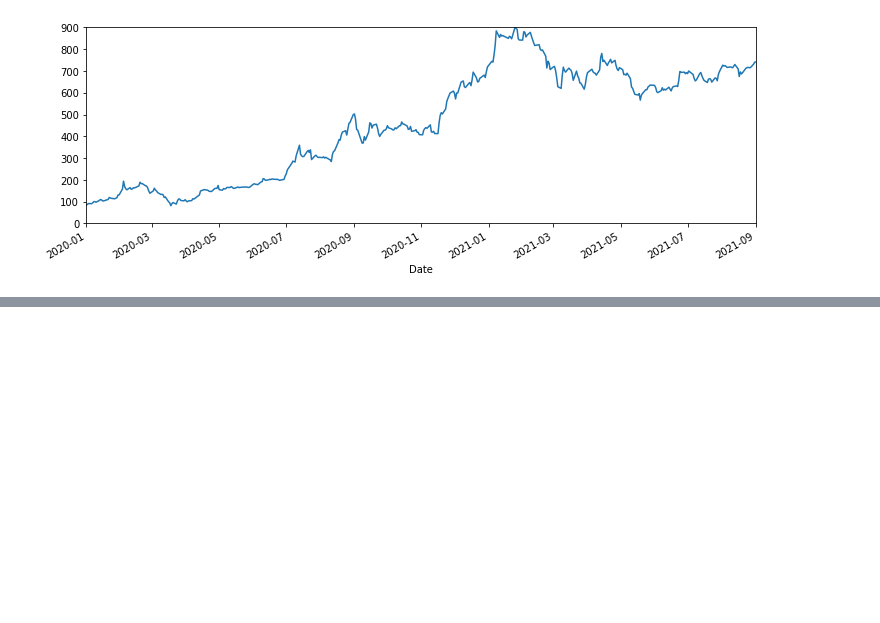
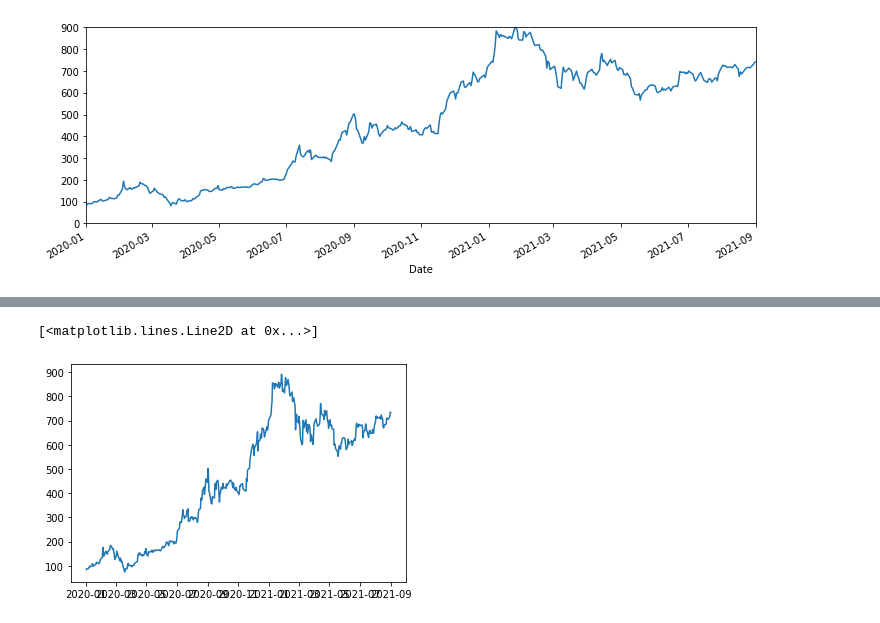
Before and after one commit to ashish7406/TimeSeries, a Jupyter notebook: TimeSeriesExploratory.ipynb, the cells around one changed output, grey strips where cells are left out. Cells and saved outputs as stored; diff of their text form; code cells hidden in the pictures; blank space fills up the shorter version.

```diff
--- a/TimeSeriesExploratory.ipynb
+++ b/TimeSeriesExploratory.ipynb
@@ -151,0 +93,2 @@ axis.plot(index, share_Open)
+# %%
+share_Open=df_Tesla['2020-01-01':'2021-09-01']['Open']
@@ -151,0 +137,8 @@ axis.plot(index, share_Open)
+# %%
+#to overcome overlappting we use tight
+figure, axis=plt.subplots()
+plt.tight_layout
+axis.plot(index,share_Open)
+# %% [output]
+[<matplotlib.lines.Line2D at 0x...>]
+[figure, added]
```
Also changed, not shown: parts of 62 cells of this notebook.
